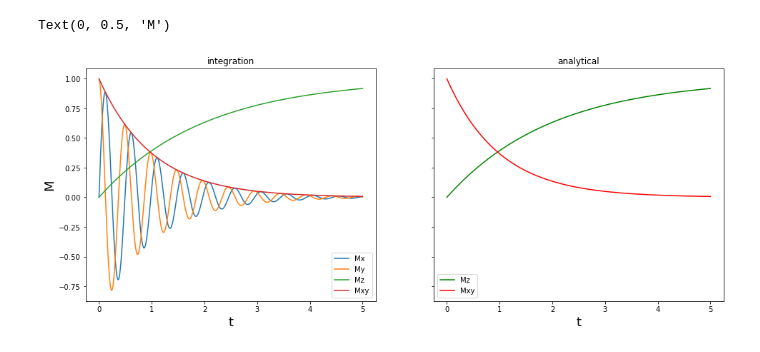
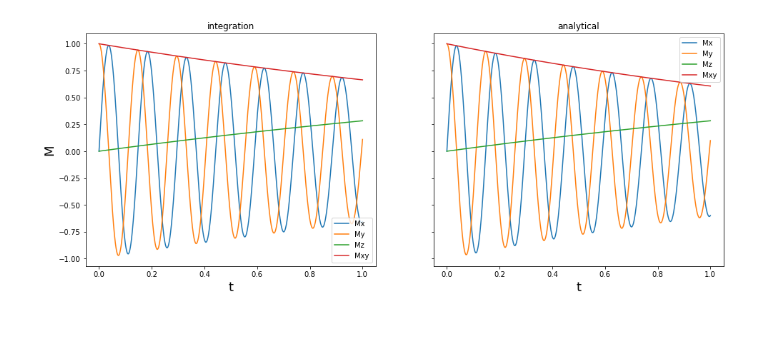
Before and after one commit to jlun17/nist-surf, a Jupyter notebook: PracticePrograms/BlochSolver.ipynb, the cells around one changed output. Cells and saved outputs as stored; diff of their text form; code cells hidden in the pictures.

Commit message:
solved analytical solution and added pulse sequence

```diff
--- a/PracticePrograms/BlochSolver.ipynb
+++ b/PracticePrograms/BlochSolver.ipynb
@@ -20,25 +45,32 @@ for i in range(len(t) - 1):
+# %%
+def plotter(t, M_int, M_ana):
+    f, (ax1, ax2) = plt.subplots(1, 2, sharey=True, figsize=(16,6))
+    ax1.plot(t, M_int[:, 0], label='Mx')
+    ax1.plot(t, M_int[:, 1], label='My')
+    ax1.plot(t, M_int[:, 2], label='Mz')
+    ax1.plot(t, (M_int[:, 0]**2 + M_int[:, 1]**2)**0.5, label='Mxy')
+    ax1.set_title('integration')
+    ax1.legend()
+
+    ax2.plot(t, M_ana[:, 0], label='Mx')
+    ax2.plot(t, M_ana[:, 1], label='My')
+    ax2.plot(t, M_ana[:, 2], label='Mz')
+    ax2.plot(t, (M_ana[:, 0]**2 + M_ana[:, 1]**2)**0.5, label='Mxy')
+    ax2.set_title('analytical')
+    ax2.legend()
+
+    ax1.set_xlabel('t',fontsize=18)
+    ax2.set_xlabel('t',fontsize=18)
+    ax1.set_ylabel('M',fontsize=18)
 # %%
-f, (ax1, ax2) = plt.subplots(1, 2, sharey=True, figsize=(16,6))
-ax1.plot(t, M[:, 0], label='Mx')
-ax1.plot(t, M[:, 1], label='My')
-ax1.plot(t, M[:, 2], label='Mz')
-ax1.plot(t, (M[:, 0]**2 + M[:, 1]**2)**0.5, label='Mxy')
-ax1.set_title('integration')
-ax1.legend()
-
-## Analytical Solution
-a = 1 - (M[0, 2]/M0) # Integration constant
-Mz = M0*(1 - a*np.exp(-t/T1))
-Mxy0 = (M[0, 0]**2 + M[0, 1]**2)**0.5
-Mxy = Mxy0 * np.exp(-t/T2)
-ax2.plot(t, Mz, label='Mz', color='green')
-ax2.plot(t, Mxy, label='Mxy', color='red')
-ax2.set_title('analytical')
-ax2.legend()
-
-ax1.set_xlabel('t',fontsize=18)
-ax2.set_xlabel('t',fontsize=18)
-ax1.set_ylabel('M',fontsize=18)
+tr = 1
+M0 = np.array([0, 1, 0]) # Initial Magnetization
+B0 = np.array([0, 0, 1])
+gamma = 42.58
+T1 = 3
+T2 = 2
+t, M_int = M_integrate(tr, M0, gamma, B0, T1, T2)
+t, M_ana = M_analytic(tr, M0, gamma, B0, T1, T2)
+plotter(t, M_int, M_ana)
 # %% [output]
-Text(0, 0.5, 'M')
-[figure, old version]
+[figure, new version]
```
Also changed, not shown: parts of 10 cells of this notebook.
